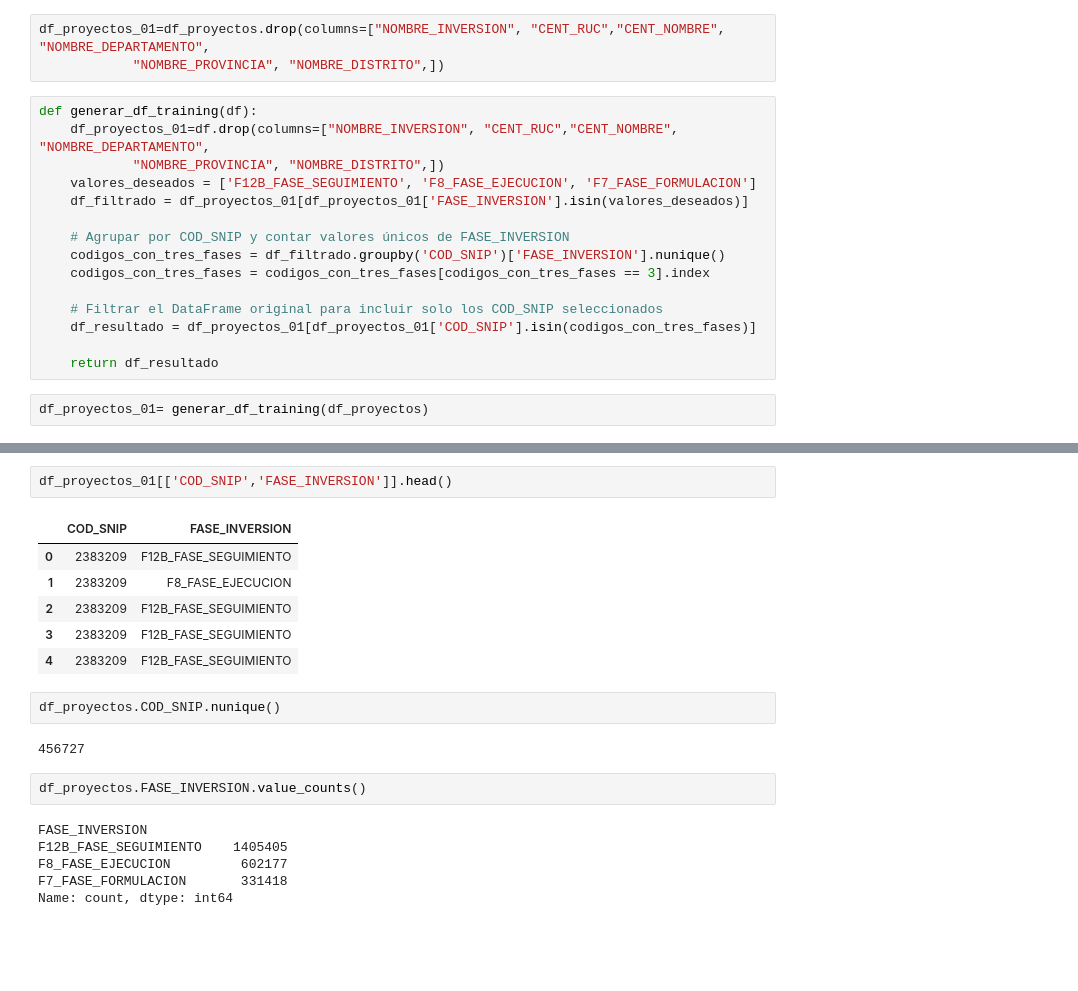
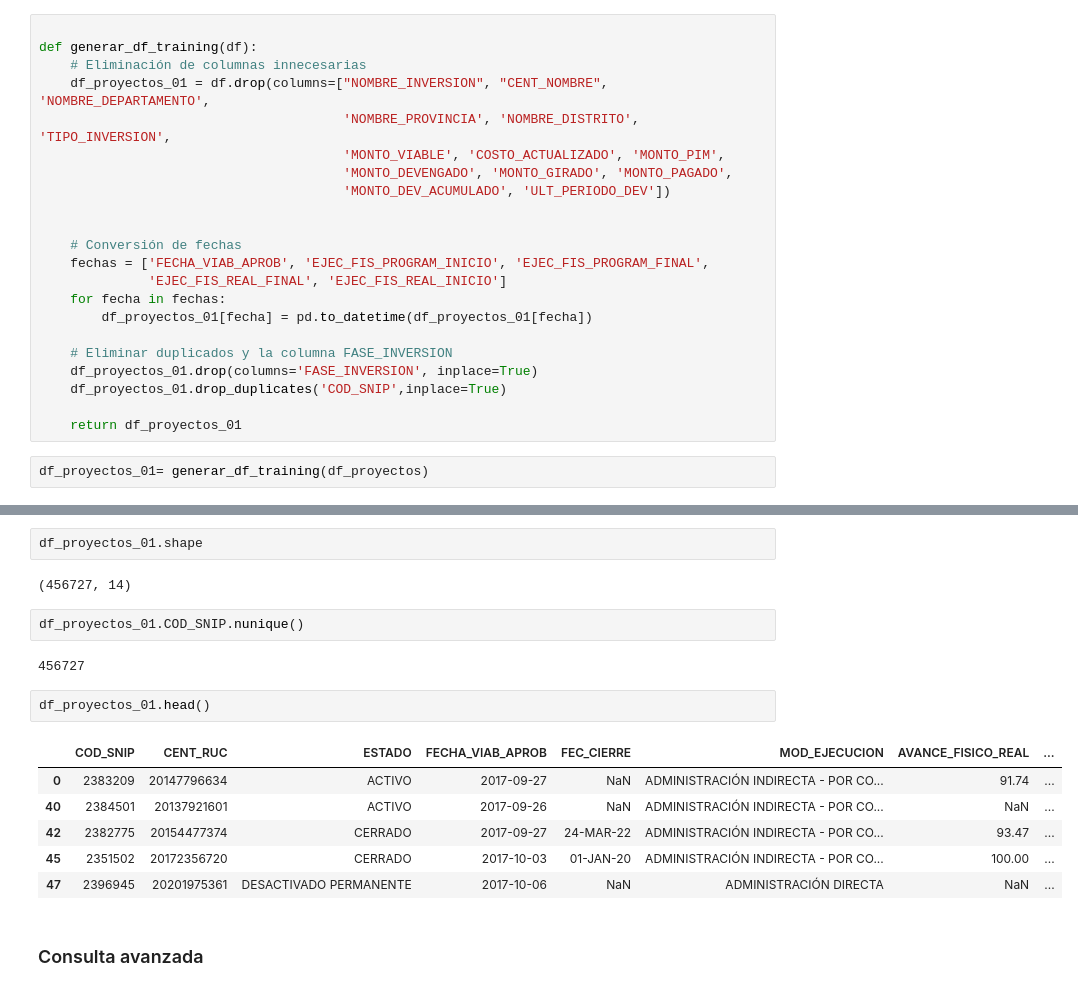
Before and after one commit to HaroldEnrique/Hackaton-CGR, a Jupyter notebook: notebooks/eda.ipynb, the cells around one changed output, grey strips where cells are left out. Cells and saved outputs as stored; diff of their text form; blank space fills up the shorter version.

```diff
--- a/notebooks/eda.ipynb
+++ b/notebooks/eda.ipynb
@@ -191,20 +43,24 @@ df_final['Nombre del Archivo'].nunique()
-# %%
-df_proyectos_01=df_proyectos.drop(columns=["NOMBRE_INVERSION", "CENT_RUC","CENT_NOMBRE", "NOMBRE_DEPARTAMENTO",
-            "NOMBRE_PROVINCIA", "NOMBRE_DISTRITO",])
-# %%
-def generar_df_training(df):
-    df_proyectos_01=df.drop(columns=["NOMBRE_INVERSION", "CENT_RUC","CENT_NOMBRE", "NOMBRE_DEPARTAMENTO",
-            "NOMBRE_PROVINCIA", "NOMBRE_DISTRITO",])
-    valores_deseados = ['F12B_FASE_SEGUIMIENTO', 'F8_FASE_EJECUCION', 'F7_FASE_FORMULACION']
-    df_filtrado = df_proyectos_01[df_proyectos_01['FASE_INVERSION'].isin(valores_deseados)]
-
-    # Agrupar por COD_SNIP y contar valores únicos de FASE_INVERSION
-    codigos_con_tres_fases = df_filtrado.groupby('COD_SNIP')['FASE_INVERSION'].nunique()
-    codigos_con_tres_fases = codigos_con_tres_fases[codigos_con_tres_fases == 3].index
-
-    # Filtrar el DataFrame original para incluir solo los COD_SNIP seleccionados
-    df_resultado = df_proyectos_01[df_proyectos_01['COD_SNIP'].isin(codigos_con_tres_fases)]
-
-    return df_resultado
+# %%
+
+def generar_df_training(df):
+    # Eliminación de columnas innecesarias
+    df_proyectos_01 = df.drop(columns=["NOMBRE_INVERSION", "CENT_NOMBRE", 'NOMBRE_DEPARTAMENTO',
+                                       'NOMBRE_PROVINCIA', 'NOMBRE_DISTRITO', 'TIPO_INVERSION',
+                                       'MONTO_VIABLE', 'COSTO_ACTUALIZADO', 'MONTO_PIM',
+                                       'MONTO_DEVENGADO', 'MONTO_GIRADO', 'MONTO_PAGADO',
+                                       'MONTO_DEV_ACUMULADO', 'ULT_PERIODO_DEV'])
+
+
+    # Conversión de fechas
+    fechas = ['FECHA_VIAB_APROB', 'EJEC_FIS_PROGRAM_INICIO', 'EJEC_FIS_PROGRAM_FINAL',
+              'EJEC_FIS_REAL_FINAL', 'EJEC_FIS_REAL_INICIO']
+    for fecha in fechas:
+        df_proyectos_01[fecha] = pd.to_datetime(df_proyectos_01[fecha])
+
+    # Eliminar duplicados y la columna FASE_INVERSION
+    df_proyectos_01.drop(columns='FASE_INVERSION', inplace=True)
+    df_proyectos_01.drop_duplicates('COD_SNIP',inplace=True)
+
+    return df_proyectos_01
 # %%
 df_proyectos_01= generar_df_training(df_proyectos)
@@ -239,21 +67,19 @@ df_resultado.head()
-# %%
-df_proyectos_01[['COD_SNIP','FASE_INVERSION']].head()
-# %% [output]
-|  | COD_SNIP | FASE_INVERSION |
-| 0 | 2383209 | F12B_FASE_SEGUIMIENTO |
-| 1 | 2383209 | F8_FASE_EJECUCION |
-| 2 | 2383209 | F12B_FASE_SEGUIMIENTO |
-| 3 | 2383209 | F12B_FASE_SEGUIMIENTO |
-| 4 | 2383209 | F12B_FASE_SEGUIMIENTO |
-# %%
-df_proyectos.COD_SNIP.nunique()
-# %% [output]
-456727
-# %%
-df_proyectos.FASE_INVERSION.value_counts()
-# %% [output]
-FASE_INVERSION
-F12B_FASE_SEGUIMIENTO    1405405
-F8_FASE_EJECUCION         602177
-F7_FASE_FORMULACION       331418
-Name: count, dtype: int64
+# %%
+df_proyectos_01.shape
+# %% [output]
+(456727, 14)
+# %%
+df_proyectos_01.COD_SNIP.nunique()
+# %% [output]
+456727
+# %%
+df_proyectos_01.head()
+# %% [output]
+|  | COD_SNIP | CENT_RUC | ESTADO | FECHA_VIAB_APROB | FEC_CIERRE | MOD_EJECUCION | AVANCE_FISICO_REAL | ... |
+| 0 | 2383209 | 20147796634 | ACTIVO | 2017-09-27 | NaN | ADMINISTRACIÓN INDIRECTA - POR CO... | 91.74 | ... |
+| 40 | 2384501 | 20137921601 | ACTIVO | 2017-09-26 | NaN | ADMINISTRACIÓN INDIRECTA - POR CO... | NaN | ... |
+| 42 | 2382775 | 20154477374 | CERRADO | 2017-09-27 | 24-MAR-22 | ADMINISTRACIÓN INDIRECTA - POR CO... | 93.47 | ... |
+| 45 | 2351502 | 20172356720 | CERRADO | 2017-10-03 | 01-JAN-20 | ADMINISTRACIÓN INDIRECTA - POR CO... | 100.00 | ... |
+| 47 | 2396945 | 20201975361 | DESACTIVADO PERMANENTE | 2017-10-06 | NaN | ADMINISTRACIÓN DIRECTA | NaN | ... |
+# %% [markdown]
+### Consulta avanzada
```
Also changed, not shown: parts of 77 cells of this notebook.
